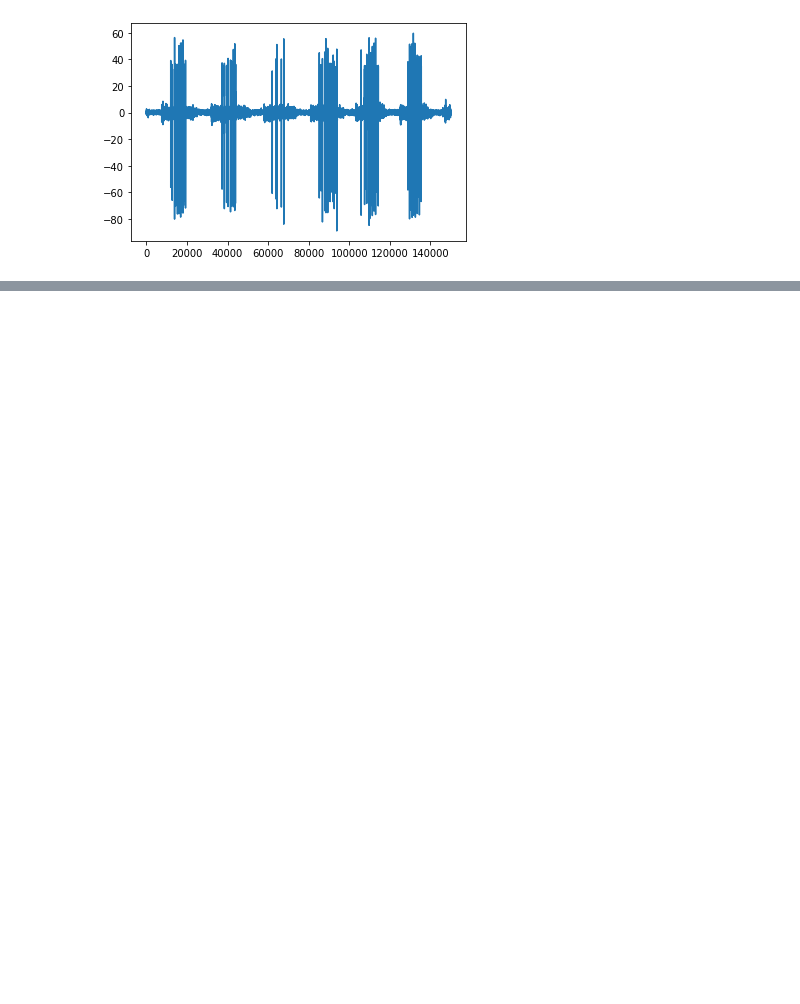
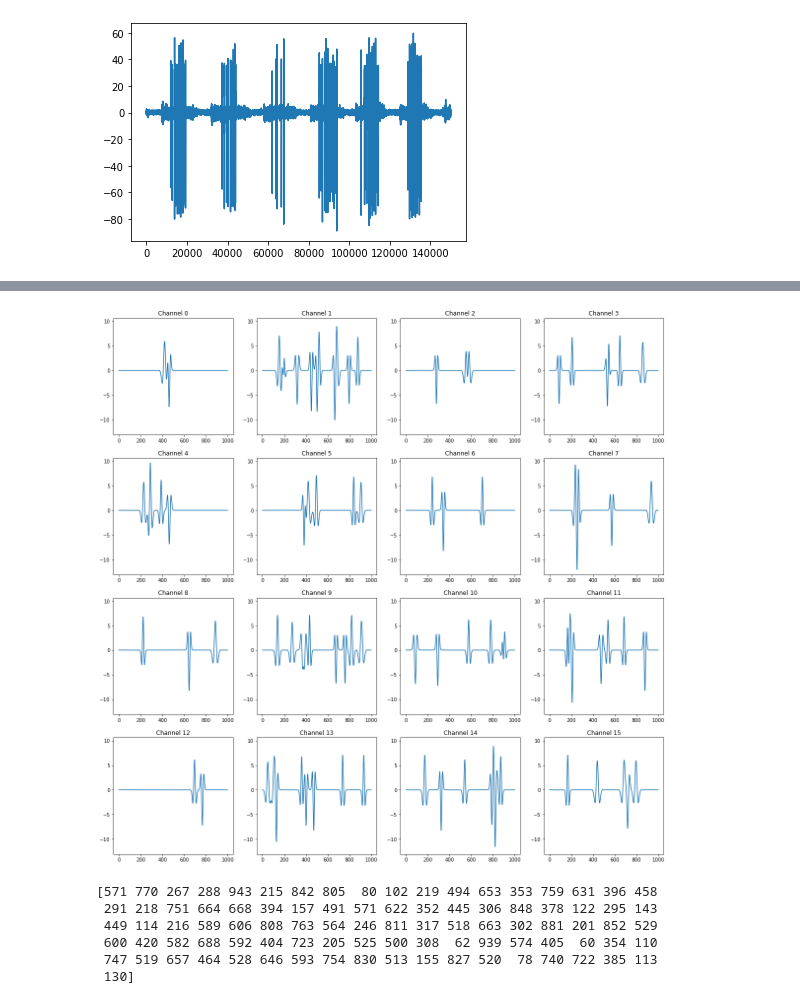
Before and after one commit to samirchowd/floodfill, a Jupyter notebook: rewrite/develop.ipynb, the cells around one changed output, grey strips where cells are left out. Cells and saved outputs as stored; diff of their text form; code cells hidden in the pictures; blank space fills up the shorter version.

```diff
--- a/rewrite/develop.ipynb
+++ b/rewrite/develop.ipynb
@@ -96,0 +135,44 @@ array([[62,  3, 20, 63, 58, 13,  1, 99, 65, 37],
+# %%
+def plot_dummy_data(data):
+    fig, axs = plt.subplots(4,4)
+    fig.set_figheight(20)
+    fig.set_figwidth(20)
+    plt.grid=True
+
+    # Loop variables
+    count, minY, maxY = 0, float('inf'), -float('inf')
+
+    for i in range(4):
+        for j in range(4):
+            axs[i][j].plot(data[count])
+            axs[i][j].set_title("Channel {}".format(count))
+            minY = min(min(data[count]),minY)
+            maxY = max(max(data[count]),maxY)
+            count+= 1
+
+    # Updating Y scale
+    for i in range(4):
+        for j in range(4):
+            axs[i][j].set_ylim((minY-1, maxY+1))
+
+    plt.show()
+    return fig, axs
+a,b = plot_dummy_data(dummy_data)
+# %% [output]
+[figure, added]
+# %%
+def count_spikes(spikes, waveforms):
+
+    # Getting length of each waveform
+    lengths = [x.shape[0] for x in waveforms]
+    for spk in spikes:
+
+
+count_spikes(dummy_spikes, waveforms)
+# %% [output]
+[571 770 267 288 943 215 842 805  80 102 219 494 653 353 759 631 396 458
+ 291 218 751 664 668 394 157 491 571 622 352 445 306 848 378 122 295 143
+ 449 114 216 589 606 808 763 564 246 811 317 518 663 302 881 201 852 529
+ 600 420 582 688 592 404 723 205 525 500 308  62 939 574 405  60 354 110
+ 747 519 657 464 528 646 593 754 830 513 155 827 520  78 740 722 385 113
+ 130]
```
Also changed, not shown: parts of 5 cells of this notebook.
